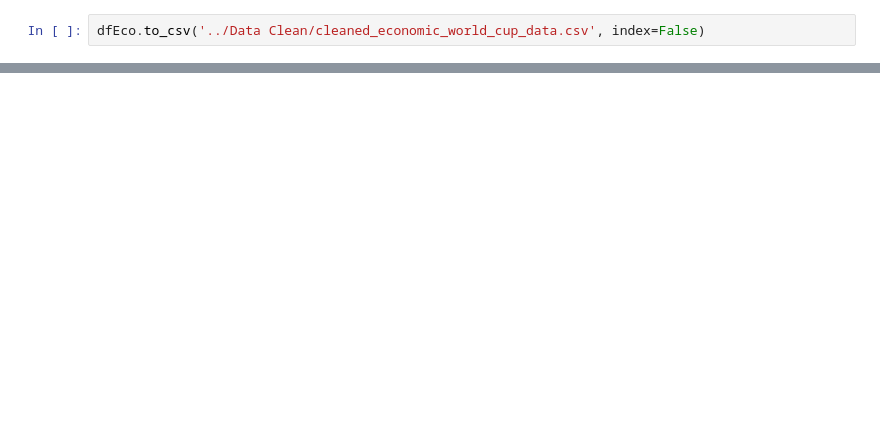
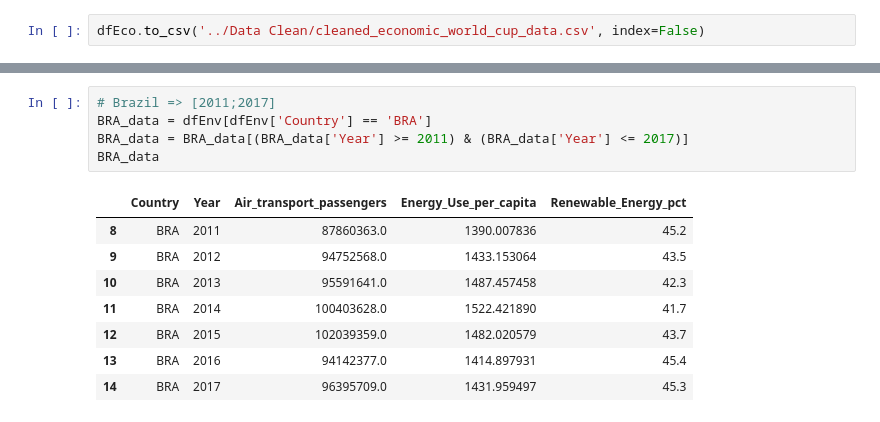
Before and after one commit to hajaraitlachgar/Impact_CDM, a Jupyter notebook: notebooks/Nettoyage.ipynb, the cells around one changed output, grey strips where cells are left out. Drawn from its saved outputs; the diff is of its cells as text; blank space fills up the shorter version.

```diff
--- a/notebooks/Nettoyage.ipynb
+++ b/notebooks/Nettoyage.ipynb
@@ -125,0 +157,14 @@ dfEco.to_csv('../Data Clean/cleaned_economic_world_cup_data.csv', index=False)
+# %%
+# Brazil => [2011;2017]
+BRA_data = dfEnv[dfEnv['Country'] == 'BRA']
+BRA_data = BRA_data[(BRA_data['Year'] >= 2011) & (BRA_data['Year'] <= 2017)]
+BRA_data
+# %% [output]
+|  | Country | Year | Air_transport_passengers | Energy_Use_per_capita | Renewable_Energy_pct |
+| 8 | BRA | 2011 | 87860363.0 | 1390.007836 | 45.2 |
+| 9 | BRA | 2012 | 94752568.0 | 1433.153064 | 43.5 |
+| 10 | BRA | 2013 | 95591641.0 | 1487.457458 | 42.3 |
+| 11 | BRA | 2014 | 100403628.0 | 1522.421890 | 41.7 |
+| 12 | BRA | 2015 | 102039359.0 | 1482.020579 | 43.7 |
+| 13 | BRA | 2016 | 94142377.0 | 1414.897931 | 45.4 |
+| 14 | BRA | 2017 | 96395709.0 | 1431.959497 | 45.3 |
```
Also changed, not shown: parts of 14 cells of this notebook, 5 other files.
